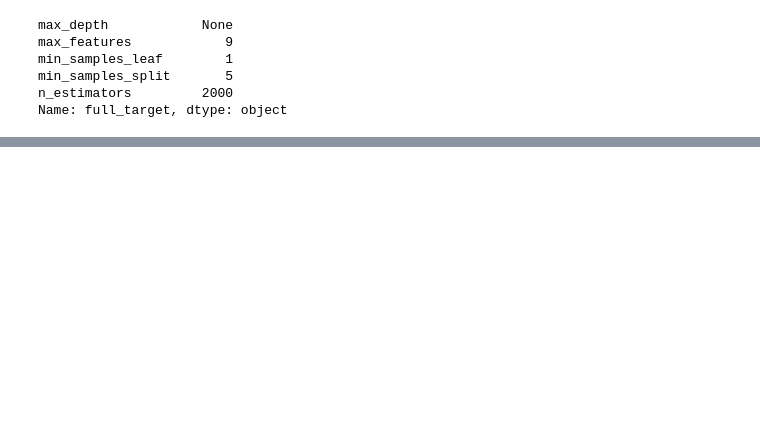
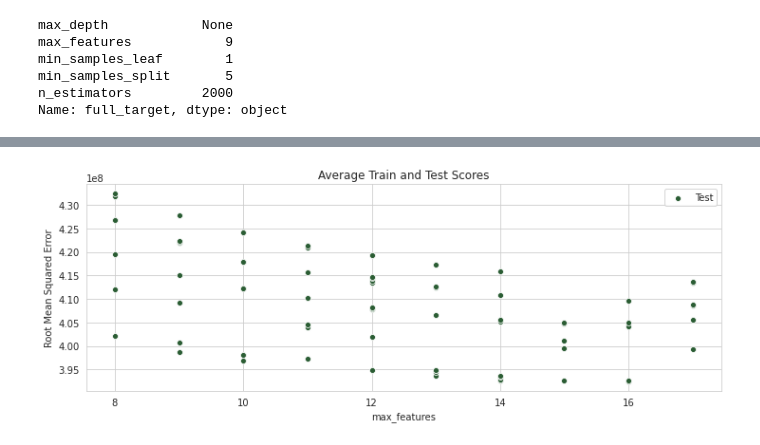
Before and after one commit to christianspybrook/springboard, a Jupyter notebook: capstones/capstone2/capstone2_rf_regressor_test.ipynb, the cells around one changed output, grey strips where cells are left out. Cells and saved outputs as stored; diff of their text form; code cells hidden in the pictures; blank space fills up the shorter version.

```diff
--- a/capstones/capstone2/capstone2_rf_regressor_test.ipynb
+++ b/capstones/capstone2/capstone2_rf_regressor_test.ipynb
@@ -353,0 +647,4 @@ plot_results_param('n_estimators', results_1)
+# %%
+plot_results_param('max_features', results_2)
+# %% [output]
+[figure, added]
```
Also changed, not shown: parts of 96 cells of this notebook.
